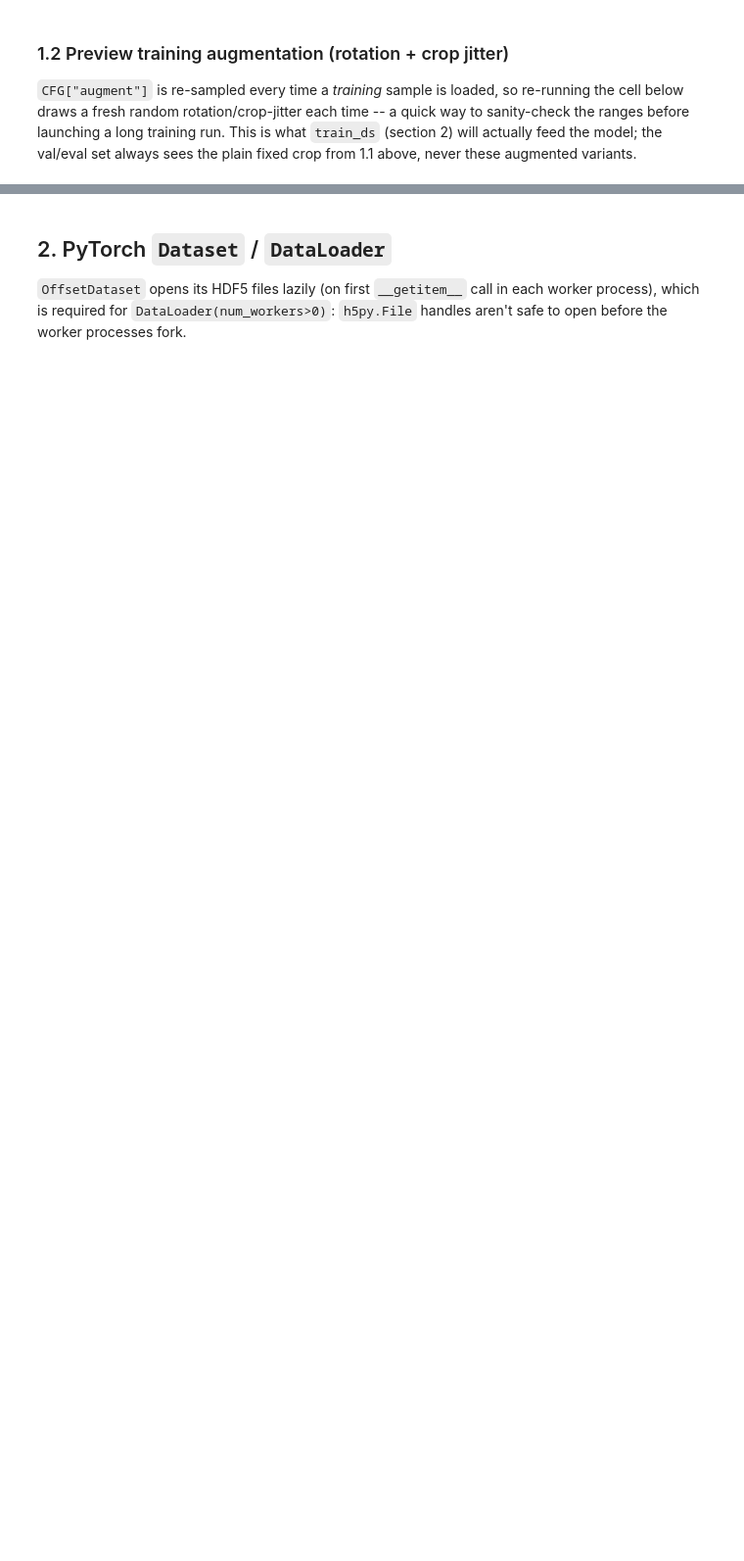
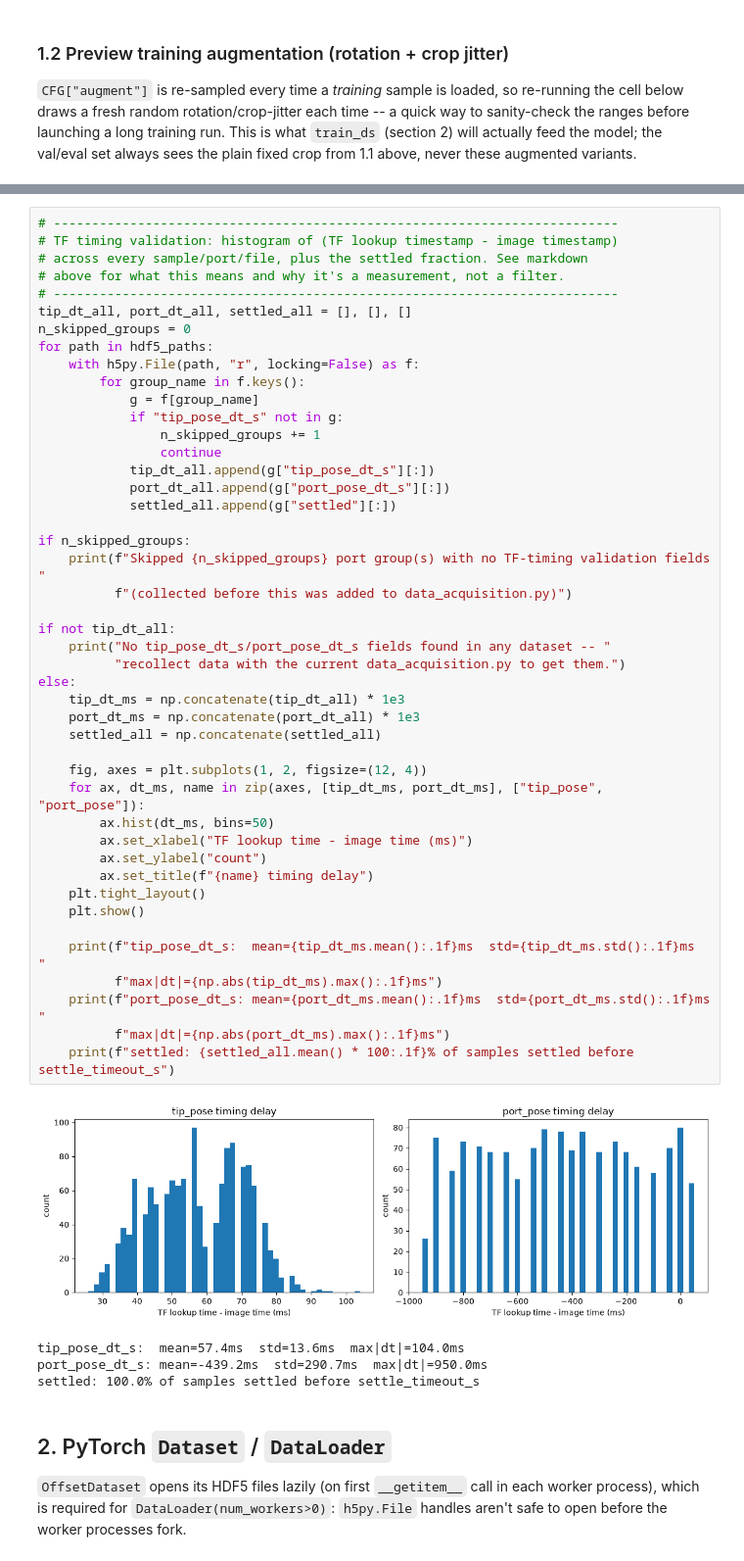
Before and after one commit to BrenzingerLuca/AI-for-Industry-Challenge, a Jupyter notebook: aic_solution_policy/residual_policy.ipynb, the cells around one changed output, grey strips where cells are left out. Shown at 98% size. Saved outputs shown, nothing was run; the diff lists cells and outputs as text; blank space fills up the shorter version.

```diff
--- a/aic_solution_policy/residual_policy.ipynb
+++ b/aic_solution_policy/residual_policy.ipynb
@@ -463,3 +557,53 @@ True-offset mean/std per dim: [-7.4423275e-05  1.0599519e-04 -9.7793515e-04 -6.8
+# %%
+# --------------------------------------------------------------------------
+# TF timing validation: histogram of (TF lookup timestamp - image timestamp)
+# across every sample/port/file, plus the settled fraction. See markdown
+# above for what this means and why it's a measurement, not a filter.
+# --------------------------------------------------------------------------
+tip_dt_all, port_dt_all, settled_all = [], [], []
+n_skipped_groups = 0
+for path in hdf5_paths:
+    with h5py.File(path, "r", locking=False) as f:
+        for group_name in f.keys():
+            g = f[group_name]
+            if "tip_pose_dt_s" not in g:
+                n_skipped_groups += 1
+                continue
+            tip_dt_all.append(g["tip_pose_dt_s"][:])
+            port_dt_all.append(g["port_pose_dt_s"][:])
+            settled_all.append(g["settled"][:])
+
+if n_skipped_groups:
+    print(f"Skipped {n_skipped_groups} port group(s) with no TF-timing validation fields "
+          f"(collected before this was added to data_acquisition.py)")
+
+if not tip_dt_all:
+    print("No tip_pose_dt_s/port_pose_dt_s fields found in any dataset -- "
+          "recollect data with the current data_acquisition.py to get them.")
+else:
+    tip_dt_ms = np.concatenate(tip_dt_all) * 1e3
+    port_dt_ms = np.concatenate(port_dt_all) * 1e3
+    settled_all = np.concatenate(settled_all)
+
+    fig, axes = plt.subplots(1, 2, figsize=(12, 4))
+    for ax, dt_ms, name in zip(axes, [tip_dt_ms, port_dt_ms], ["tip_pose", "port_pose"]):
+        ax.hist(dt_ms, bins=50)
+        ax.set_xlabel("TF lookup time - image time (ms)")
+        ax.set_ylabel("count")
+        ax.set_title(f"{name} timing delay")
+    plt.tight_layout()
+    plt.show()
+
+    print(f"tip_pose_dt_s:  mean={tip_dt_ms.mean():.1f}ms  std={tip_dt_ms.std():.1f}ms  "
+          f"max|dt|={np.abs(tip_dt_ms).max():.1f}ms")
+    print(f"port_pose_dt_s: mean={port_dt_ms.mean():.1f}ms  std={port_dt_ms.std():.1f}ms  "
+          f"max|dt|={np.abs(port_dt_ms).max():.1f}ms")
+    print(f"settled: {settled_all.mean() * 100:.1f}% of samples settled before settle_timeout_s")
+# %% [output]
+[figure, added]
+tip_pose_dt_s:  mean=57.4ms  std=13.6ms  max|dt|=104.0ms
+port_pose_dt_s: mean=-439.2ms  std=290.7ms  max|dt|=950.0ms
+settled: 100.0% of samples settled before settle_timeout_s
 # %% [markdown]
 ## 2. PyTorch `Dataset` / `DataLoader`
 
```
Also changed, not shown: parts of 27 cells of this notebook, 1 other file.
